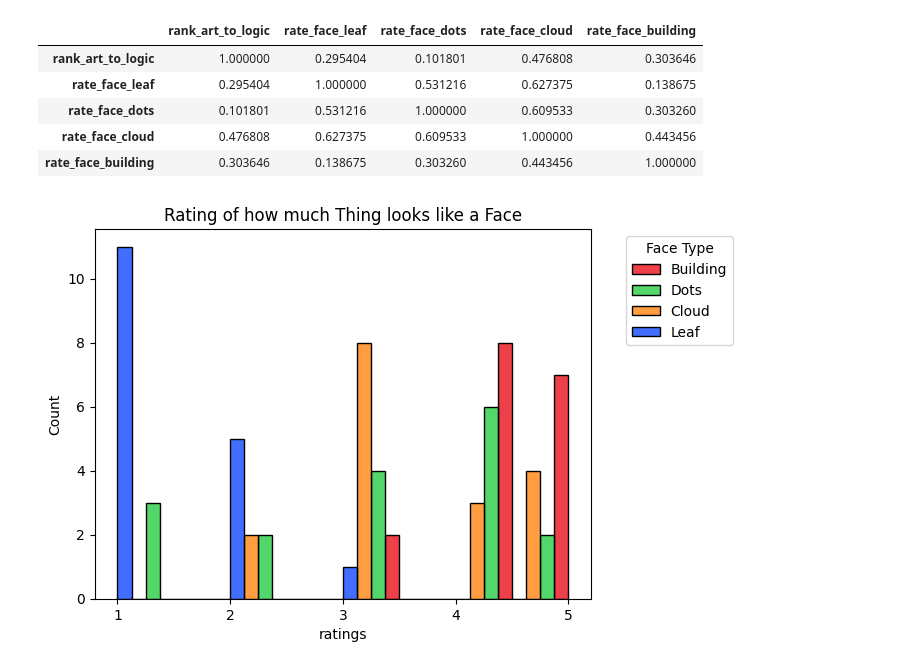
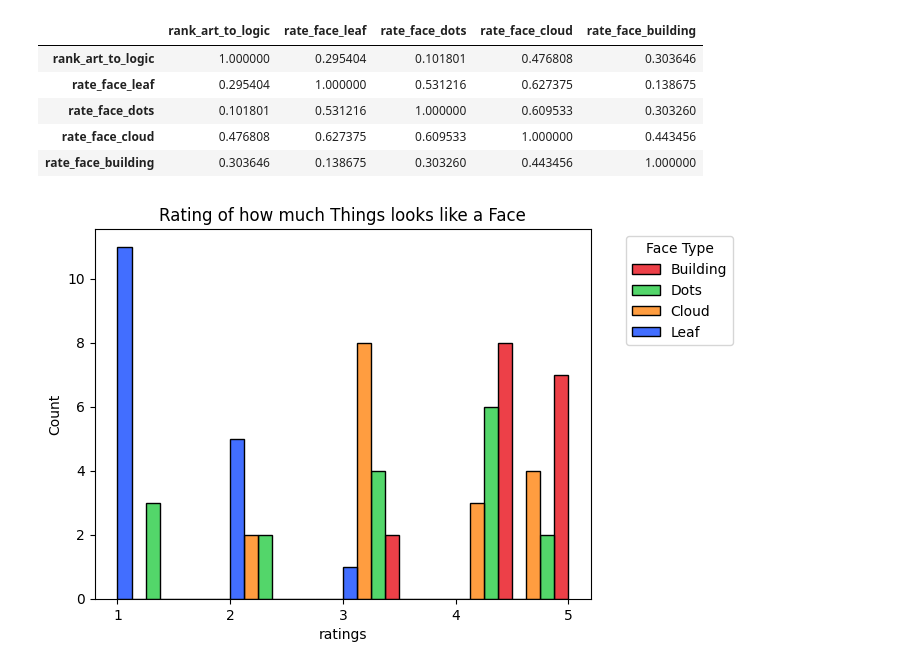
Before and after one commit to proud-p/cta_coding_assignments, a Jupyter notebook: data_among_us/avika_data_amongst_us.ipynb, the cells around one changed output. Cells and saved outputs as stored; diff of their text form; code cells hidden in the pictures.

```diff
--- a/data_among_us/avika_data_amongst_us.ipynb
+++ b/data_among_us/avika_data_amongst_us.ipynb
@@ -211,19 +213,20 @@ df_rate_face.corr()
 # %%
 import seaborn as sns
 import matplotlib.pyplot as plt
 import numpy as np
 
 # Plot the histogram with KDE, dodge instead of stacking
+df_melted = df_rate_face.drop(columns = ['rank_art_to_logic']).melt().rename(columns={'value':'ratings','variable':'rate_face_type'})
 sns.histplot(data=df_melted, x='ratings', hue='rate_face_type', stat='count', multiple="dodge", palette="bright")
 
 # Set the x-ticks to be integers
 plt.xticks(np.arange(df_melted['ratings'].min(), df_melted['ratings'].max() + 1, 1))
 custom_labels = ['Building', 'Dots', 'Cloud', 'Leaf']  # Replace with your desired labels
 plt.legend(title="Face Type", labels=custom_labels, loc="upper right", bbox_to_anchor=(1.3, 1))
-plt.title('Rating of how much Thing looks like a Face')
+plt.title('Rating of how much Things looks like a Face')
 
 
 # Show the plot
 plt.show()
 # %% [output]
-[figure, old version]
+[figure, new version]
```
Also changed, not shown: parts of 7 cells of this notebook.
